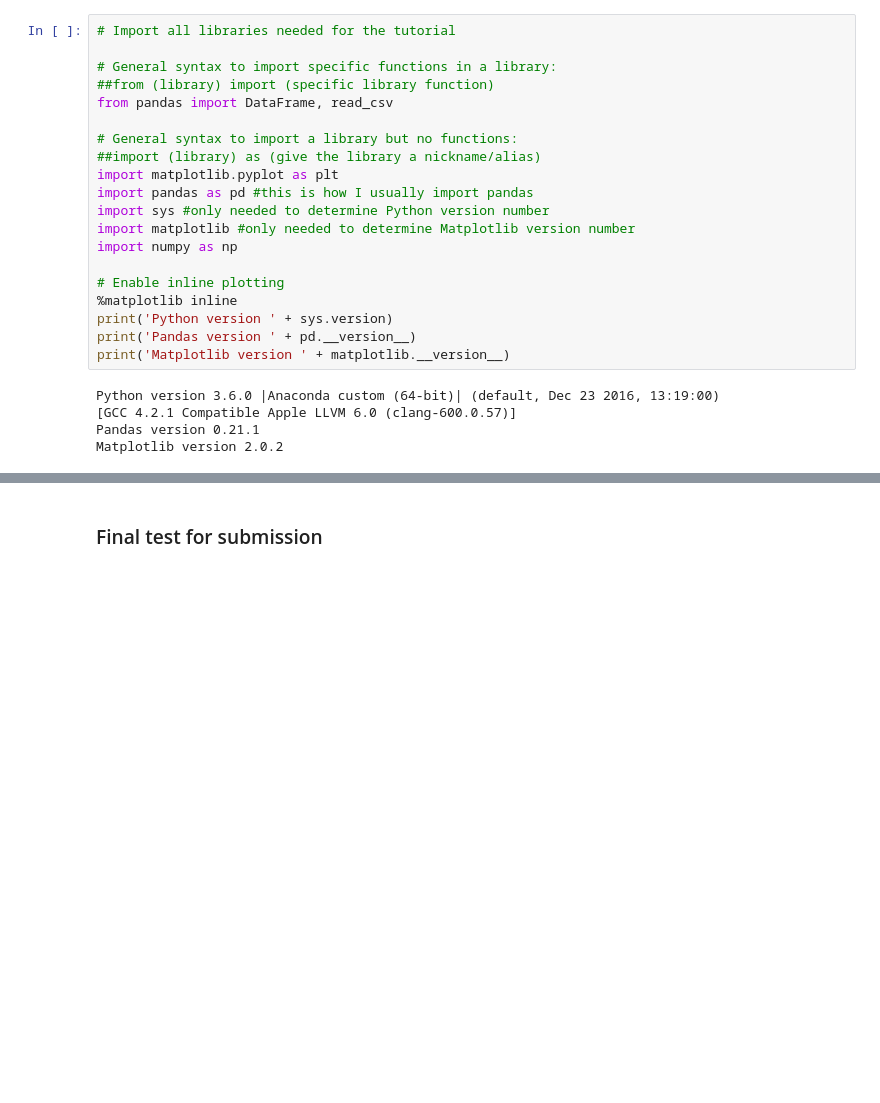
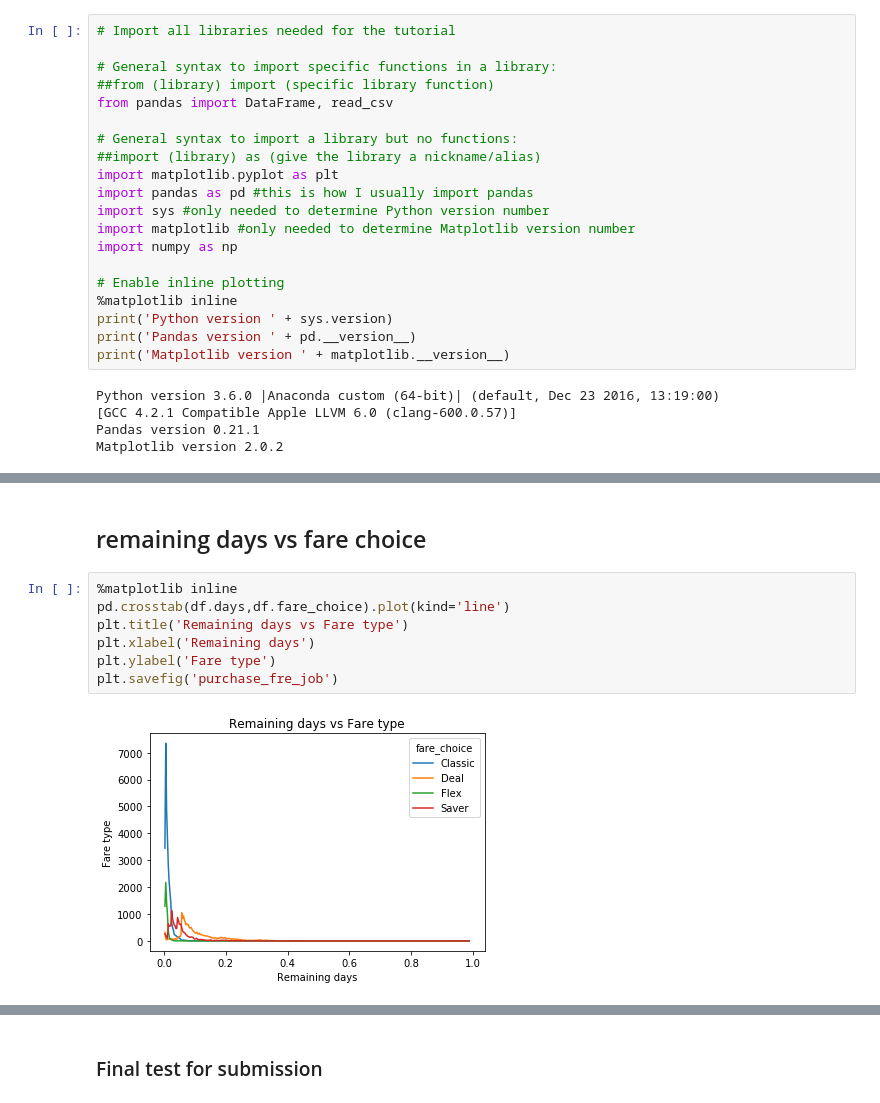
Before and after one commit to eldhoabraham/datathlete, a Jupyter notebook: v2/Datathletics-v2.ipynb, the cells around one changed output, grey strips where cells are left out. Drawn from its saved outputs; the diff is of its cells as text; blank space fills up the shorter version.

```diff
--- a/v2/Datathletics-v2.ipynb
+++ b/v2/Datathletics-v2.ipynb
@@ -78,0 +126,11 @@ df.head(5)
+# %% [markdown]
+## remaining days vs fare choice
+# %%
+%matplotlib inline
+pd.crosstab(df.days,df.fare_choice).plot(kind='line')
+plt.title('Remaining days vs Fare type')
+plt.xlabel('Remaining days')
+plt.ylabel('Fare type')
+plt.savefig('purchase_fre_job')
+# %% [output]
+[figure, added]
```
Also changed, not shown: parts of 27 cells of this notebook, 1 other file.
